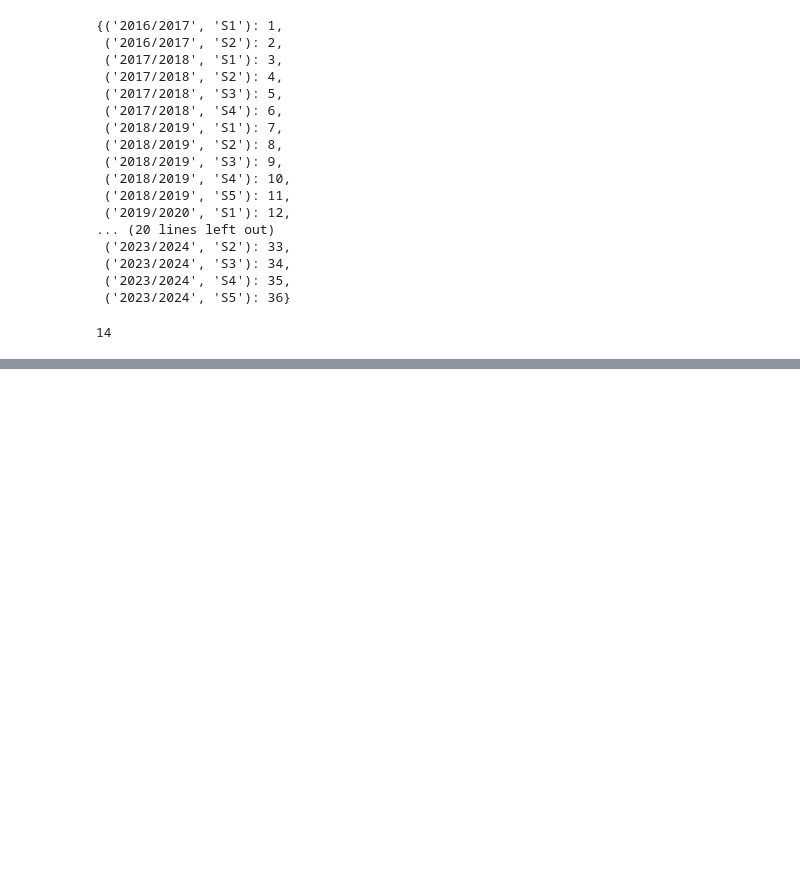
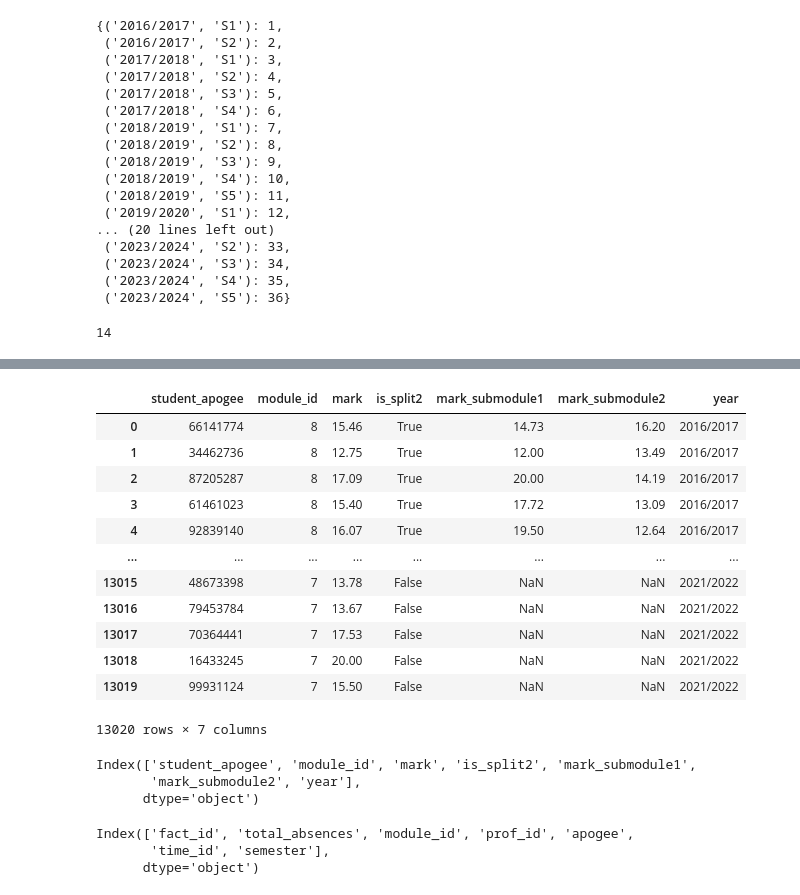
Before and after one commit to MedEZZOUAK/BI_PROJECT_ETL, a Jupyter notebook: ETL.ipynb, the cells around one changed output, grey strips where cells are left out. Cells and saved outputs as stored; diff of their text form; code cells hidden in the pictures; blank space fills up the shorter version.

```diff
--- a/ETL.ipynb
+++ b/ETL.ipynb
@@ -1507,0 +1503,30 @@ last_try
+# %%
+#add marks to the fact table
+marks_df
+# %% [output]
+|  | student_apogee | module_id | mark | is_split2 | mark_submodule1 | mark_submodule2 | year |
+| 0 | 66141774 | 8 | 15.46 | True | 14.73 | 16.20 | 2016/2017 |
+| 1 | 34462736 | 8 | 12.75 | True | 12.00 | 13.49 | 2016/2017 |
+| 2 | 87205287 | 8 | 17.09 | True | 20.00 | 14.19 | 2016/2017 |
+| 3 | 61461023 | 8 | 15.40 | True | 17.72 | 13.09 | 2016/2017 |
+| 4 | 92839140 | 8 | 16.07 | True | 19.50 | 12.64 | 2016/2017 |
+| ... | ... | ... | ... | ... | ... | ... | ... |
+| 13015 | 48673398 | 7 | 13.78 | False | NaN | NaN | 2021/2022 |
+| 13016 | 79453784 | 7 | 13.67 | False | NaN | NaN | 2021/2022 |
+| 13017 | 70364441 | 7 | 17.53 | False | NaN | NaN | 2021/2022 |
+| 13018 | 16433245 | 7 | 20.00 | False | NaN | NaN | 2021/2022 |
+| 13019 | 99931124 | 7 | 15.50 | False | NaN | NaN | 2021/2022 |
+13020 rows × 7 columns
+# %%
+#using the apogee and module_id as keys to get the mark create a column id the last_try df
+marks_df.columns
+# %% [output]
+Index(['student_apogee', 'module_id', 'mark', 'is_split2', 'mark_submodule1',
+       'mark_submodule2', 'year'],
+      dtype='object')
+# %%
+last_try.columns
+# %% [output]
+Index(['fact_id', 'total_absences', 'module_id', 'prof_id', 'apogee',
+       'time_id', 'semester'],
+      dtype='object')
```
Also changed, not shown: parts of 19 cells of this notebook, 9 other files.
